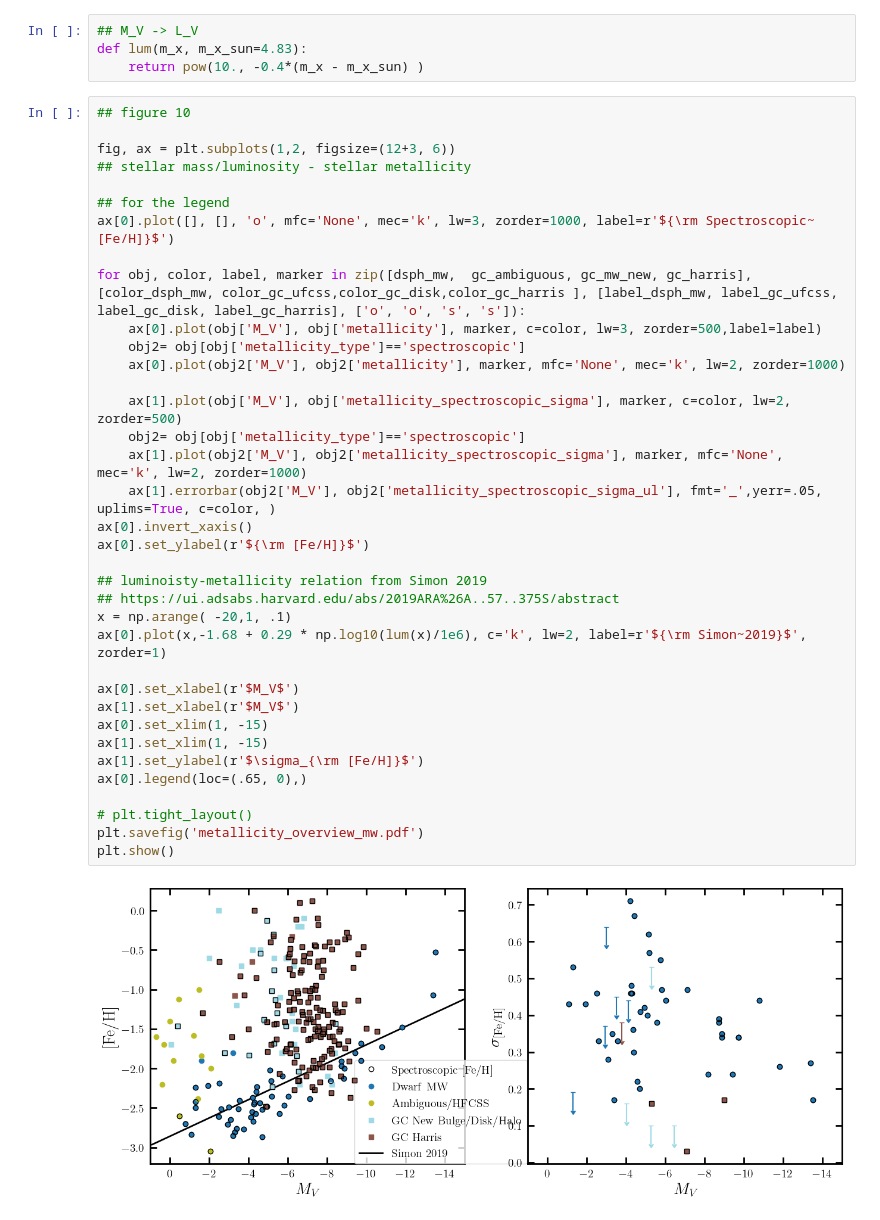
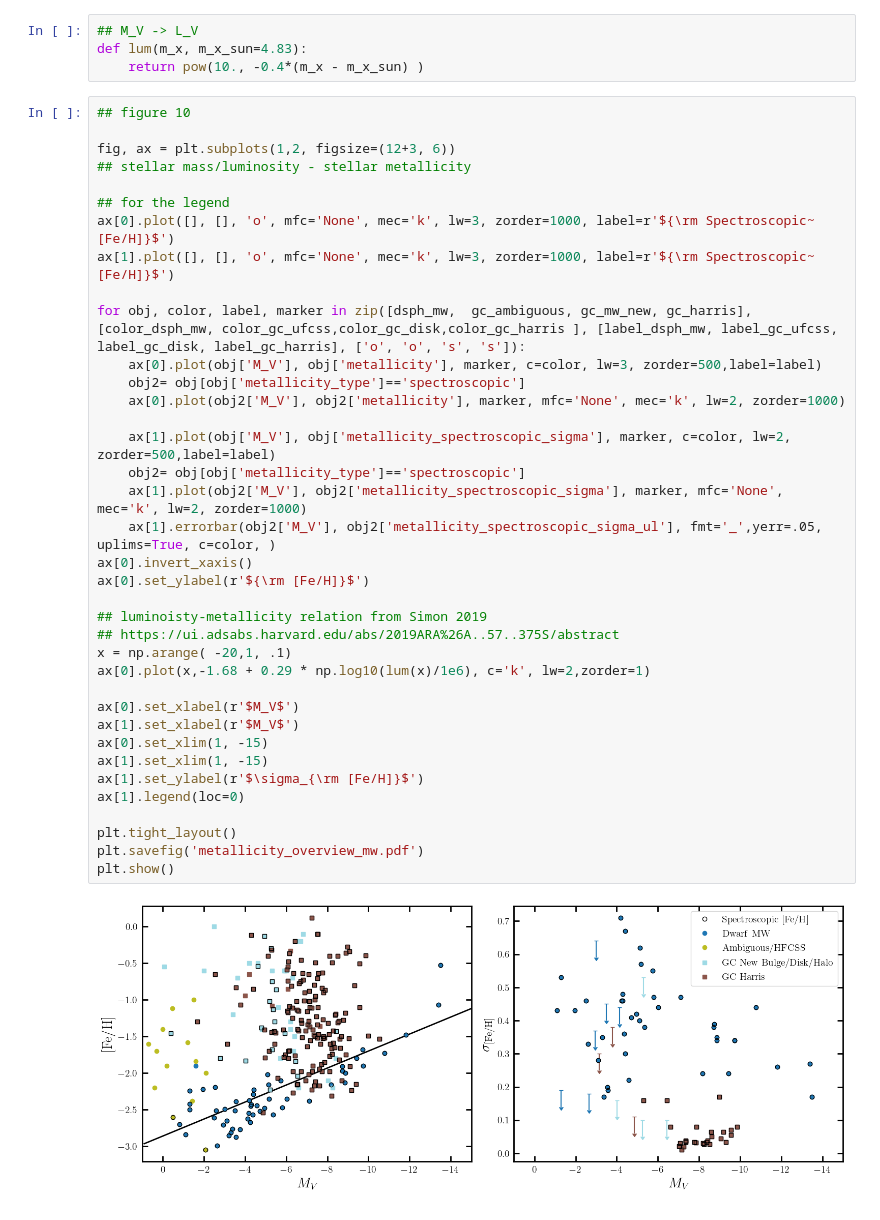
Before and after one commit to apace7/local_volume_database, a Jupyter notebook: paper_examples/plot_metallicity.ipynb, the cells around one changed output. Drawn from its saved outputs; the diff is of its cells as text.

Commit message:
update notebook and  plots for paper

```diff
--- a/paper_examples/plot_metallicity.ipynb
+++ b/paper_examples/plot_metallicity.ipynb
@@ -60,38 +60,39 @@ def lum(m_x, m_x_sun=4.83):
 fig, ax = plt.subplots(1,2, figsize=(12+3, 6))
 ## stellar mass/luminosity - stellar metallicity
 
 ## for the legend
 ax[0].plot([], [], 'o', mfc='None', mec='k', lw=3, zorder=1000, label=r'${\rm Spectroscopic~[Fe/H]}$')
+ax[1].plot([], [], 'o', mfc='None', mec='k', lw=3, zorder=1000, label=r'${\rm Spectroscopic~[Fe/H]}$')
 
 for obj, color, label, marker in zip([dsph_mw,  gc_ambiguous, gc_mw_new, gc_harris], [color_dsph_mw, color_gc_ufcss,color_gc_disk,color_gc_harris ], [label_dsph_mw, label_gc_ufcss, label_gc_disk, label_gc_harris], ['o', 'o', 's', 's']):
     ax[0].plot(obj['M_V'], obj['metallicity'], marker, c=color, lw=3, zorder=500,label=label)
     obj2= obj[obj['metallicity_type']=='spectroscopic']
     ax[0].plot(obj2['M_V'], obj2['metallicity'], marker, mfc='None', mec='k', lw=2, zorder=1000)
 
-    ax[1].plot(obj['M_V'], obj['metallicity_spectroscopic_sigma'], marker, c=color, lw=2, zorder=500)
+    ax[1].plot(obj['M_V'], obj['metallicity_spectroscopic_sigma'], marker, c=color, lw=2, zorder=500,label=label)
     obj2= obj[obj['metallicity_type']=='spectroscopic']
     ax[1].plot(obj2['M_V'], obj2['metallicity_spectroscopic_sigma'], marker, mfc='None', mec='k', lw=2, zorder=1000)
     ax[1].errorbar(obj2['M_V'], obj2['metallicity_spectroscopic_sigma_ul'], fmt='_',yerr=.05, uplims=True, c=color, )
 ax[0].invert_xaxis()
 ax[0].set_ylabel(r'${\rm [Fe/H]}$')
 
 ## luminoisty-metallicity relation from Simon 2019
 ## https://ui.adsabs.harvard.edu/abs/2019ARA%26A..57..375S/abstract
 x = np.arange( -20,1, .1)
-ax[0].plot(x,-1.68 + 0.29 * np.log10(lum(x)/1e6), c='k', lw=2, label=r'${\rm Simon~2019}$', zorder=1)
+ax[0].plot(x,-1.68 + 0.29 * np.log10(lum(x)/1e6), c='k', lw=2,zorder=1)
 
 ax[0].set_xlabel(r'$M_V$')
 ax[1].set_xlabel(r'$M_V$')
 ax[0].set_xlim(1, -15)
 ax[1].set_xlim(1, -15)
 ax[1].set_ylabel(r'$\sigma_{\rm [Fe/H]}$')
-ax[0].legend(loc=(.65, 0),)
+ax[1].legend(loc=0)
 
-# plt.tight_layout()
+plt.tight_layout()
 plt.savefig('metallicity_overview_mw.pdf')
 plt.show()
 # %% [output]
-[figure, old version]
+[figure, new version]
 # %%
 ## figure 11
 fig, ax = plt.subplots(1,2, figsize=(12+3, 6))
```
Also changed, not shown: parts of 1 cell of this notebook, 2 other files.
